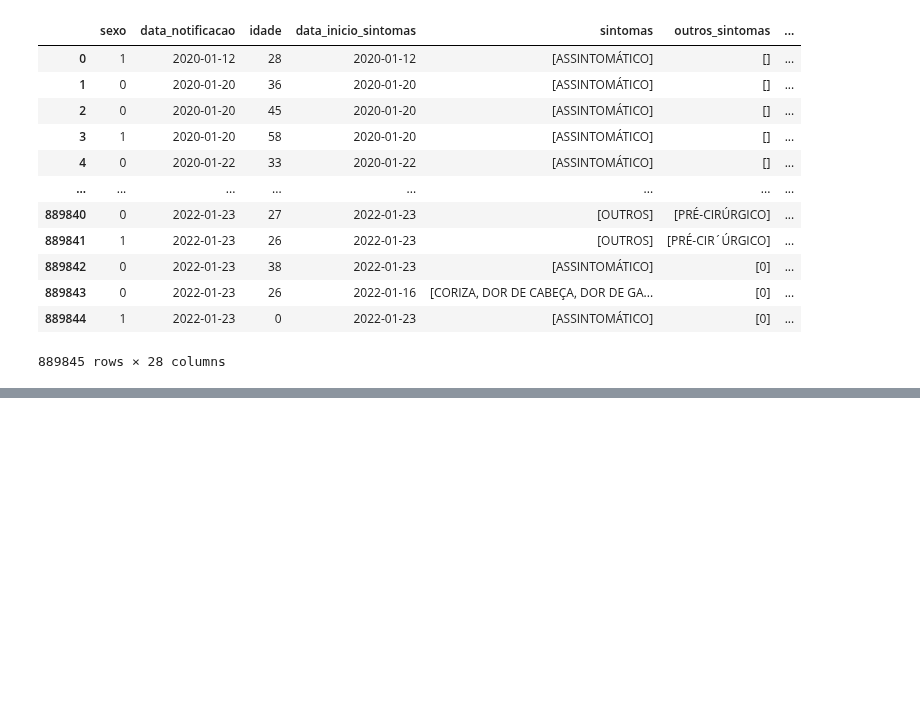
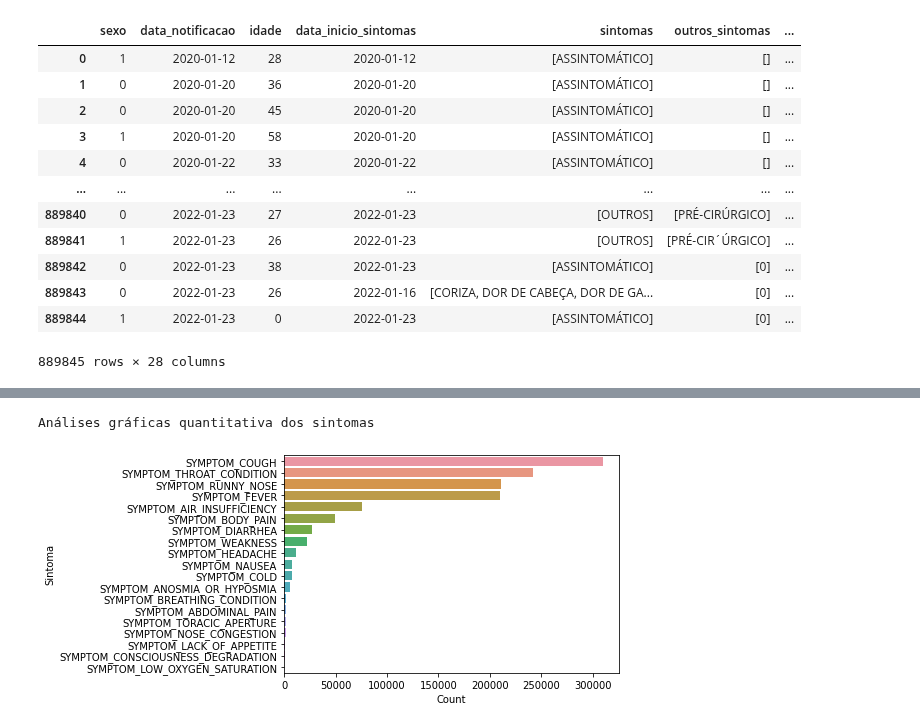
Before and after one commit to bielarnaud/Estudo_dados_de_covid, a Jupyter notebook: Codes/Casos_leves.ipynb, the cells around one changed output, grey strips where cells are left out. Cells and saved outputs as stored; diff of their text form; code cells hidden in the pictures; blank space fills up the shorter version.

Commit message:
add analises com periodos de 6 meses

```diff
--- a/Codes/Casos_leves.ipynb
+++ b/Codes/Casos_leves.ipynb
@@ -56,0 +34,6 @@ sns.barplot(data = df2.sort_values('Count', ascending=False), y="Sintoma", x="Co
+# %%
+analises = analises()
+# %%
+analises.run_leves(df)
+df2 = analises.df2
+df2
@@ -56,0 +58,5 @@ sns.barplot(data = df2.sort_values('Count', ascending=False), y="Sintoma", x="Co
+# %%
+analises.plot_data_sintomas()
+# %% [output]
+Análises gráficas quantitativa dos sintomas
+[figure, added]
```
Also changed, not shown: parts of 5 cells of this notebook, 8 other files.
